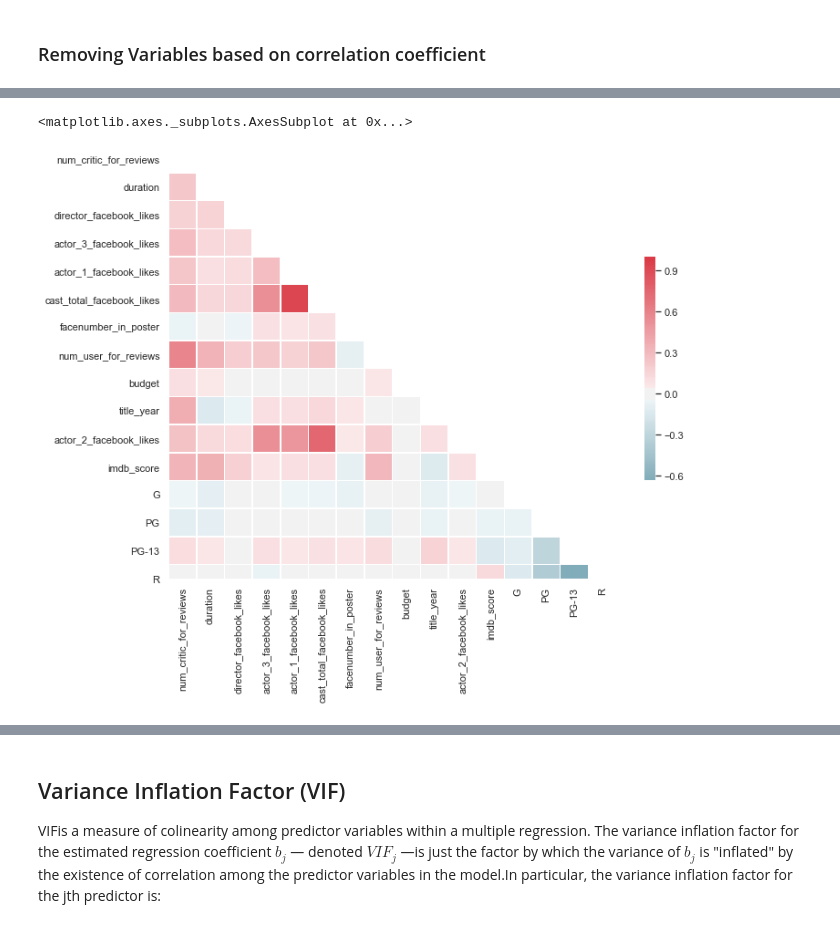
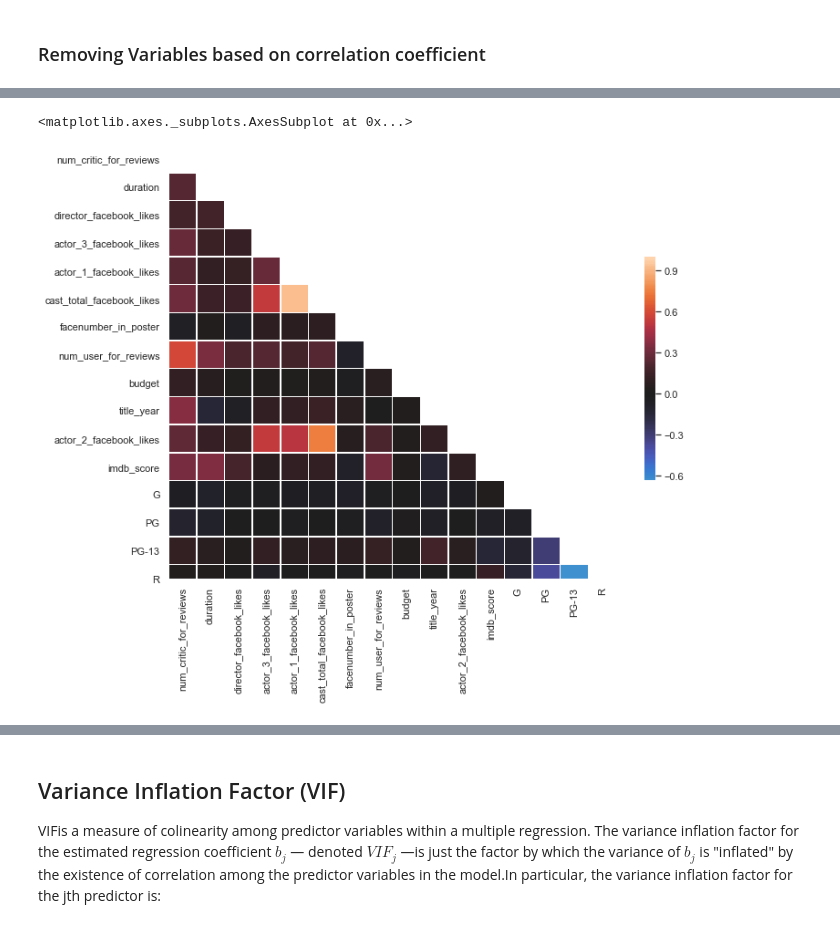
Before and after one commit to trevohearn/nyc-mhtn-ds-010620-lectures, a Jupyter notebook: week-7/feature_selection/Feature Selection.ipynb, the cells around one changed output, grey strips where cells are left out. Drawn from its saved outputs; the diff is of its cells as text; code cells hidden in the pictures.

```diff
--- a/week-7/feature_selection/Feature Selection.ipynb
+++ b/week-7/feature_selection/Feature Selection.ipynb
@@ -299,26 +319,26 @@ upper
 # %%
 
 sns.set(style="white")
 
 
 # Compute the correlation matrix
 corr = X_train.corr()
 
 # Generate a mask for the upper triangle
 mask = np.zeros_like(corr, dtype=np.bool)
 mask[np.triu_indices_from(mask)] = True
 
 # Set up the matplotlib figure
 f, ax = plt.subplots(figsize=(11, 9))
 
 # Generate a custom diverging colormap
-cmap = sns.diverging_palette(220, 10, as_cmap=True)
+#cmap = sns.diverging_palette(220, 10, as_cmap=True)
 
 # Draw the heatmap with the mask and correct aspect ratio
-sns.heatmap(corr, mask=mask, cmap=cmap, vmax=1, center=0,
+sns.heatmap(corr, mask=mask, vmax=1, center=0,
             square=True, linewidths=.5, cbar_kws={"shrink": .5})
 # %% [output]
 <matplotlib.axes._subplots.AxesSubplot at 0x...>
-[figure, old version]
+[figure, new version]
 # %%
 len(X_train.columns)
```
Also changed, not shown: parts of 20 cells of this notebook, 1 other file.
